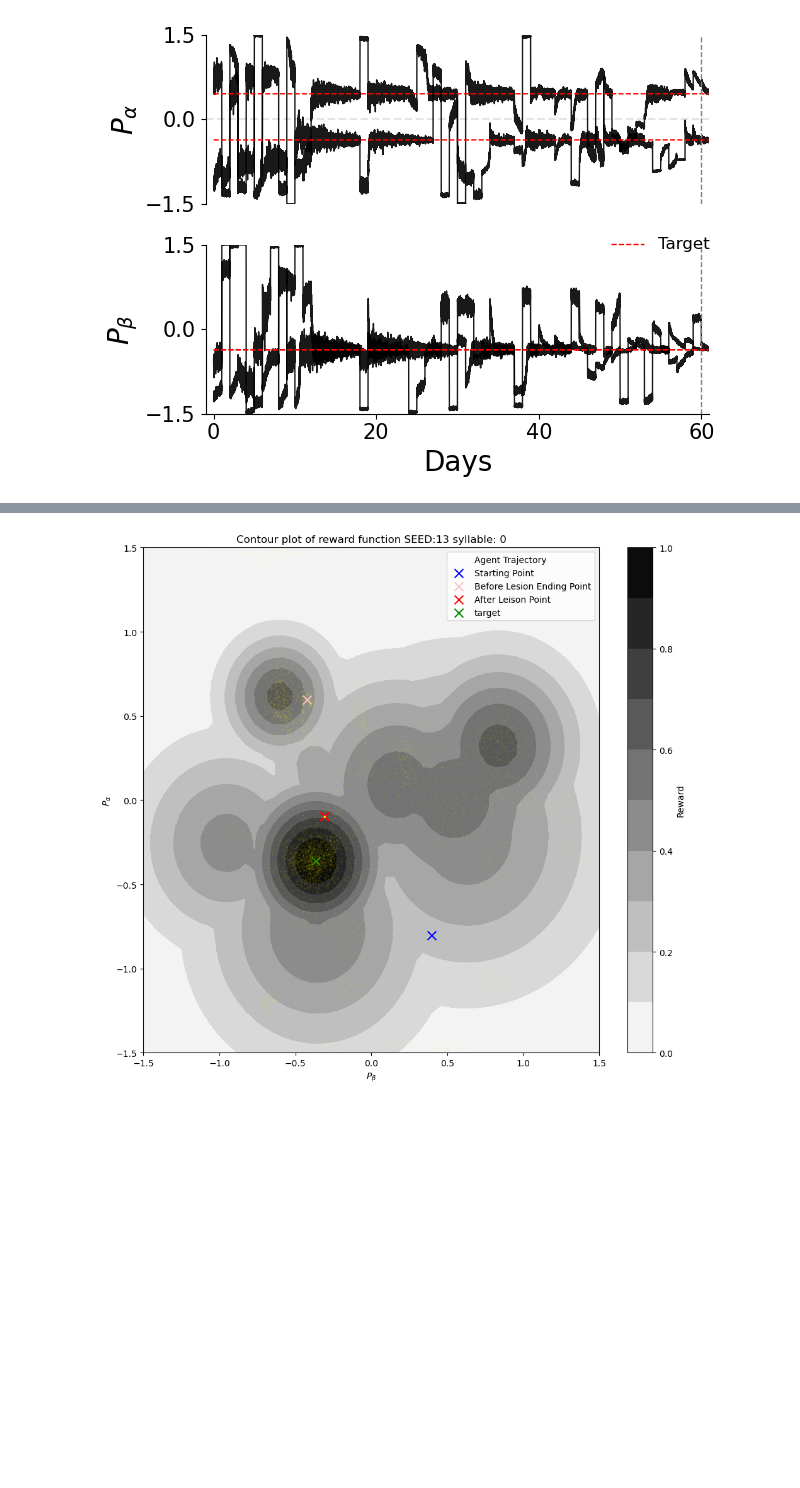
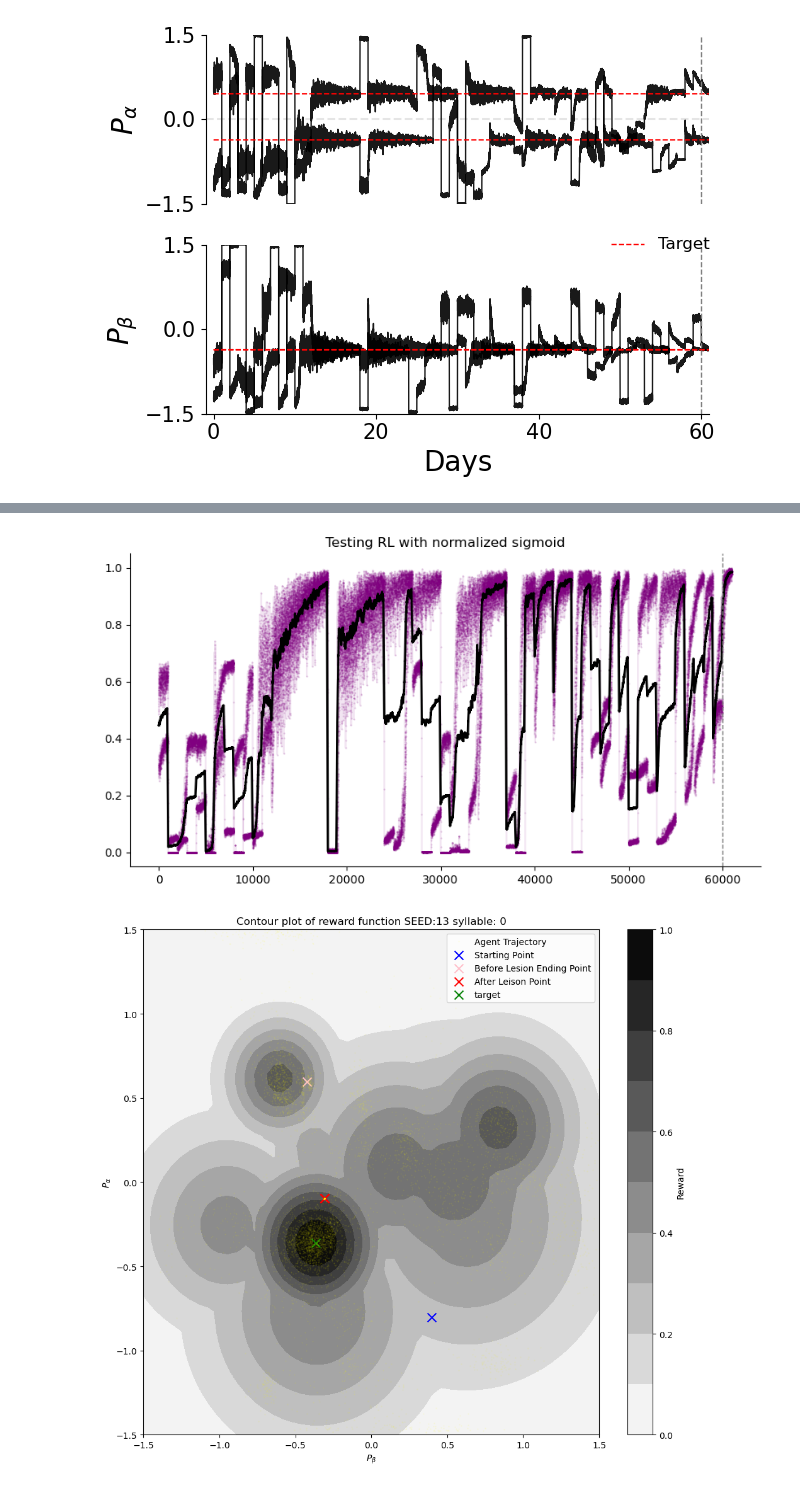
Before and after one commit to atharvsuryawanshi12/Dual_Pathway_RL_songbird, a Jupyter notebook: JSON/for_figures.ipynb, the cells around one changed output, grey strips where cells are left out. Drawn from its saved outputs; the diff is of its cells as text; code cells hidden in the pictures; blank space fills up the shorter version.

```diff
--- a/JSON/for_figures.ipynb
+++ b/JSON/for_figures.ipynb
@@ -580,3 +609,30 @@ plot_HL(obj)
+# %%
+def plot_reward(obj):
+    figure, ax = plt.subplots(1, figsize=(10, 5))
+    # Display x axis in days
+
+    ax.set_title("Testing RL with normalized sigmoid")
+    ax.spines['right'].set_visible(False)
+    ax.spines['top'].set_visible(False)
+
+    # plotting rewards
+    for syll in range(N_SYLL):
+        ax.plot(running_mean(obj.rewards[:,:,syll].reshape(DAYS*N_DAILY_MOTIFS)), linewidth=0, marker='.', color = 'purple', alpha = 0.2, markersize = 1)
+
+    for syll in range(N_SYLL - 1):
+        ax.plot(running_mean(obj.rewards[:,:,syll].reshape(DAYS*N_DAILY_MOTIFS)), color = 'purple', alpha = 0.1)
+    ax.plot(running_mean(obj.rewards[:,:,syll + 1].reshape(DAYS*N_DAILY_MOTIFS)), color = 'purple', alpha = 0.1, label = 'Syllable')
+
+    ax.plot(running_mean(np.mean(obj.rewards[:,:,:].reshape(DAYS*N_DAILY_MOTIFS, N_SYLL), axis=1), 100),  color="black", lw=2, alpha=1, markersize=8, label='Motif')
+
+    ax.axvline(x=N_DAYS_INTACT * N_DAILY_MOTIFS, linestyle='--', color='grey', lw=1)
+    ax.set_xlabel('Days', fontsize=20)
+    ax.set_ylabel('Performance metric', fontsize=20)
+    ax.set_ylim(0, 1)
+# %%
+plot_reward(obj)
+# %% [output]
+[figure, added]
 # %%
 plot_trajectory(0)
 plot_trajectory(1)
```
Also changed, not shown: parts of 3 cells of this notebook.
